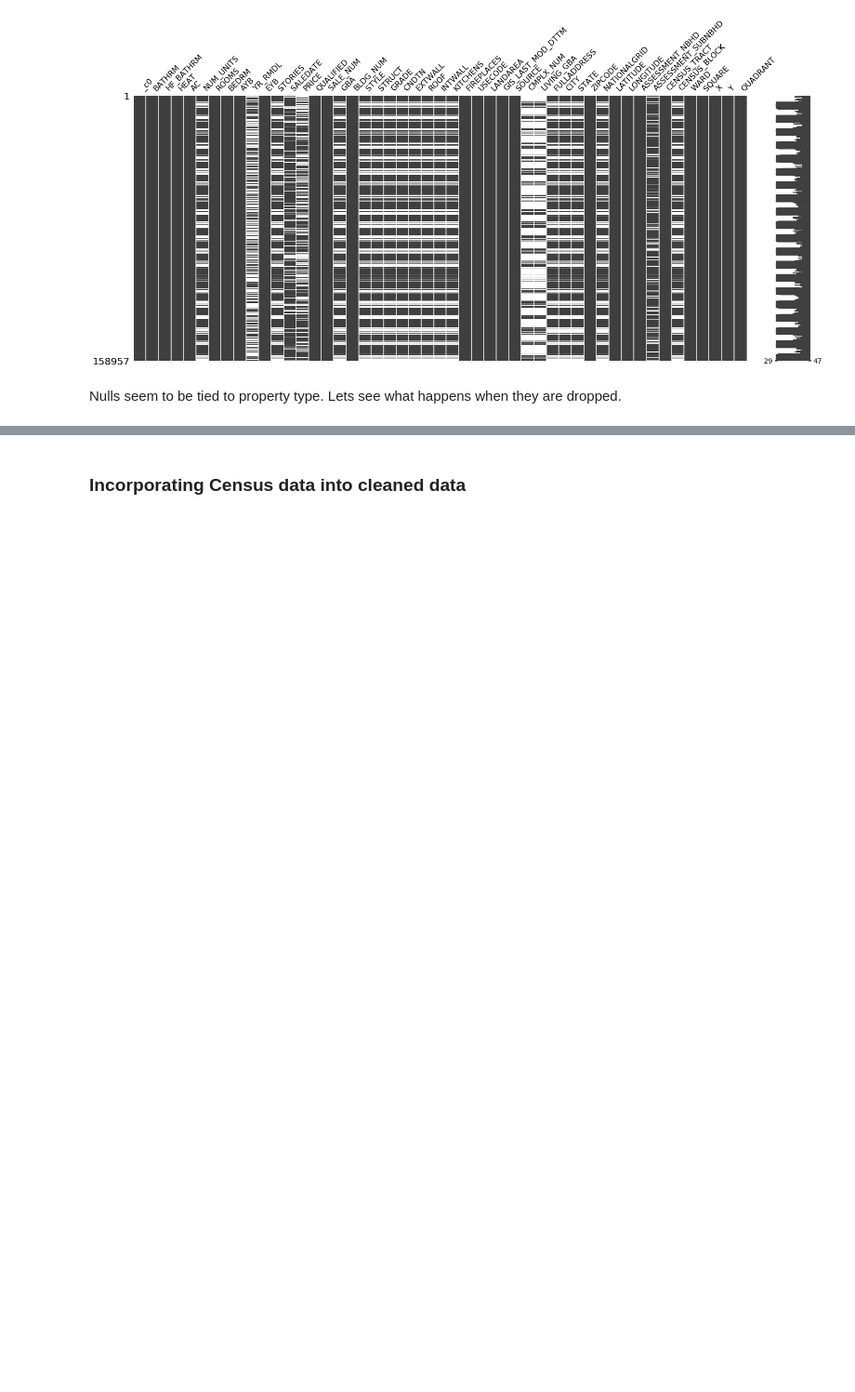
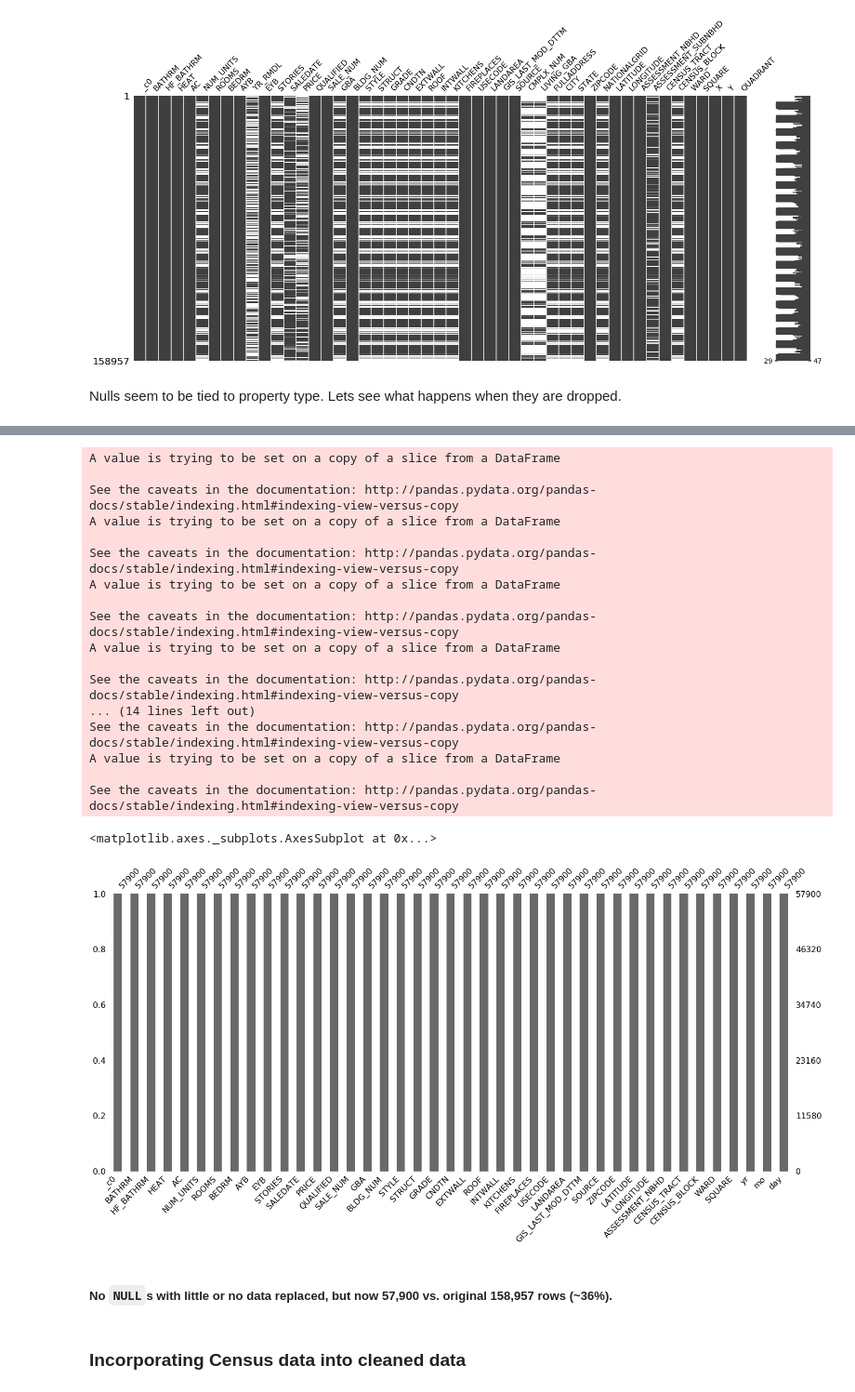
Before and after one commit to elieric/is843, a Jupyter notebook: assignment_1.ipynb, the cells around one changed output, grey strips where cells are left out. Shown at 93% size. Drawn from its saved outputs; the diff is of its cells as text; code cells hidden in the pictures; blank space fills up the shorter version.

```diff
--- a/assignment_1.ipynb
+++ b/assignment_1.ipynb
@@ -253,0 +331,43 @@ df = df.where(~F.col("PRICE").isNull())
+# %%
+# Dropping columns which are "too far gone" or uneccessary
+d = GBA_PRICE.drop('YR_RMDL', 'CMPLX_NUM', 'LIVING_GBA',
+            'FULLADDRESS', 'CITY', 'STATE',
+            'NATIONALGRID', 'ASSESSMENT_SUBNBHD', 'X',
+            'Y', 'QUADRANT').toPandas()
+
+# fill in the rest
+d.AYB[d.AYB.isnull()] =  d.AYB.mode().iloc[0]
+d.EYB[d.EYB.isnull()] =  d.EYB.mode().iloc[0]
+d.STORIES[d.STORIES.isnull()] =  d.STORIES.mode().iloc[0]
+d.SALEDATE[d.SALEDATE.isnull()] =  d.SALEDATE.mode().iloc[0]
+d.KITCHENS[d.KITCHENS.isnull()] =  d.KITCHENS.mode().iloc[0]
+d.CENSUS_BLOCK[d.CENSUS_BLOCK.isnull()] =  d.CENSUS_BLOCK.mode().iloc[0]
+d.WARD[d.WARD.isnull()] =  d.WARD.mode().iloc[0]
+d.yr[d.yr.isnull()] =  d.yr.mode().iloc[0]
+d.mo[d.mo.isnull()] =  d.mo.mode().iloc[0]
+d.day[d.day.isnull()] =  d.day.mode().iloc[0]
+
+
+msno.bar(d)
+# %% [output]
+A value is trying to be set on a copy of a slice from a DataFrame
+
+See the caveats in the documentation: http://pandas.pydata.org/pandas-docs/stable/indexing.html#indexing-view-versus-copy
+A value is trying to be set on a copy of a slice from a DataFrame
+
+See the caveats in the documentation: http://pandas.pydata.org/pandas-docs/stable/indexing.html#indexing-view-versus-copy
+A value is trying to be set on a copy of a slice from a DataFrame
+
+See the caveats in the documentation: http://pandas.pydata.org/pandas-docs/stable/indexing.html#indexing-view-versus-copy
+A value is trying to be set on a copy of a slice from a DataFrame
+
+See the caveats in the documentation: http://pandas.pydata.org/pandas-docs/stable/indexing.html#indexing-view-versus-copy
+... (14 lines left out)
+See the caveats in the documentation: http://pandas.pydata.org/pandas-docs/stable/indexing.html#indexing-view-versus-copy
+A value is trying to be set on a copy of a slice from a DataFrame
+
+See the caveats in the documentation: http://pandas.pydata.org/pandas-docs/stable/indexing.html#indexing-view-versus-copy
+<matplotlib.axes._subplots.AxesSubplot at 0x...>
+[figure, added]
+# %% [markdown]
+##### No `NULL`s with little or no data replaced, but now 57,900 vs. original 158,957 rows (~36%).
```
Also changed, not shown: parts of 28 cells of this notebook.
